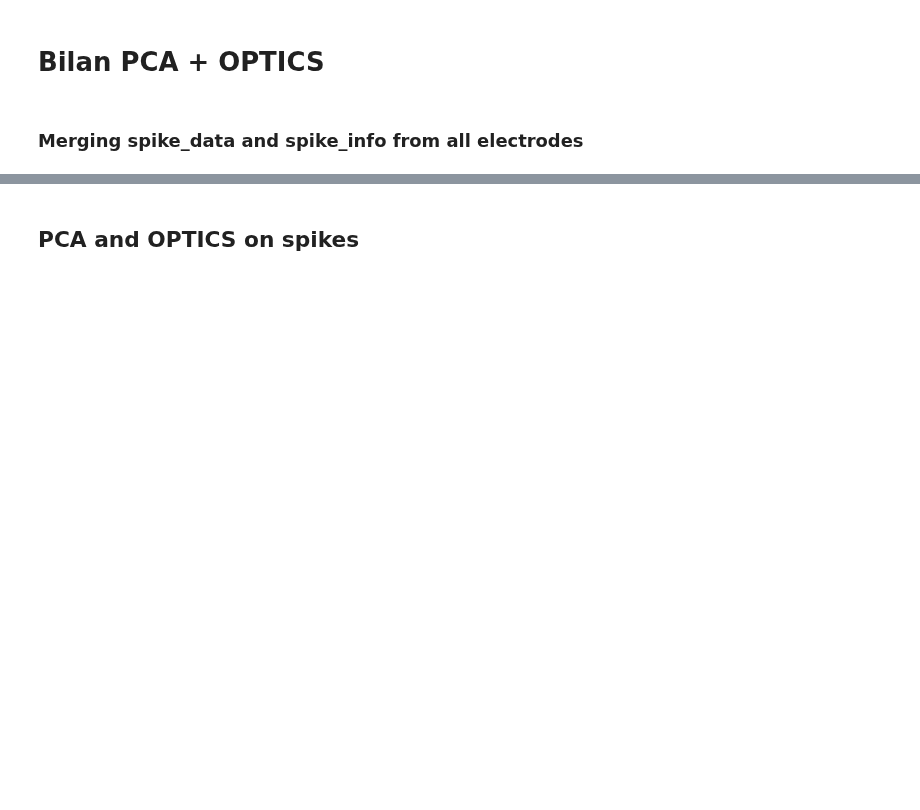
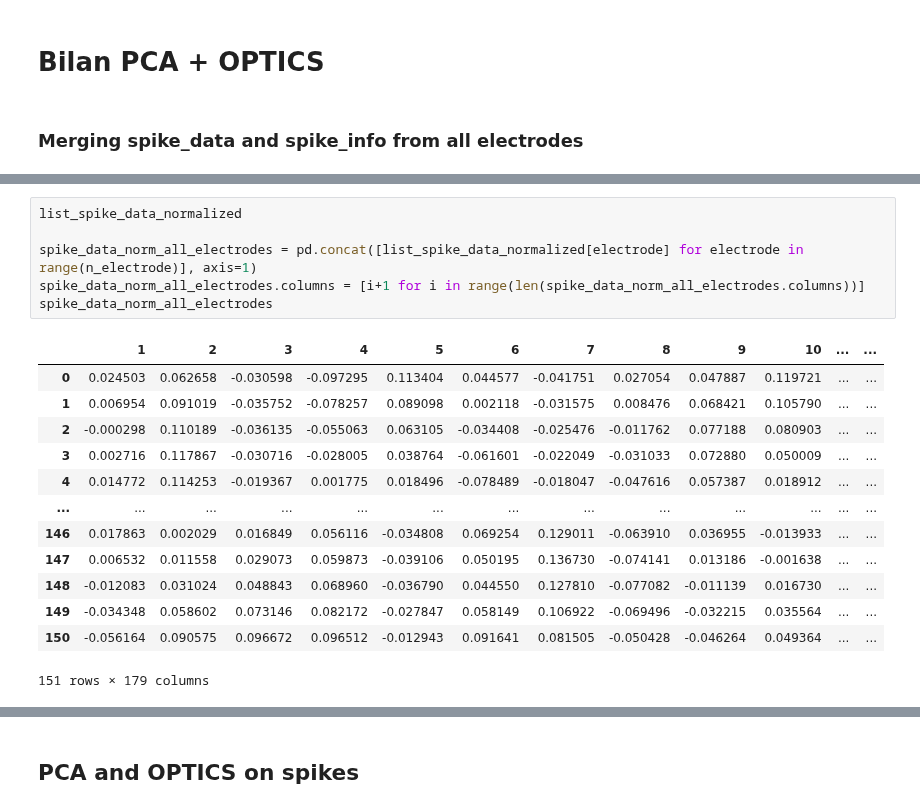
Before and after one commit to Sylvain-Gutierrez/PIR, a Jupyter notebook: Etude_no_busts/Etude_plusieurs_electrodes/Several_electrodes_OPTICS_No_burst_27_05_20.ipynb, the cells around one changed output, grey strips where cells are left out. Cells and saved outputs as stored; diff of their text form; blank space fills up the shorter version.

```diff
--- a/Etude_no_busts/Etude_plusieurs_electrodes/Several_electrodes_OPTICS_No_burst_27_05_20.ipynb
+++ b/Etude_no_busts/Etude_plusieurs_electrodes/Several_electrodes_OPTICS_No_burst_27_05_20.ipynb
@@ -298,3 +359,23 @@ spike_data_all_electrodes
+# %%
+list_spike_data_normalized
+
+spike_data_norm_all_electrodes = pd.concat([list_spike_data_normalized[electrode] for electrode in range(n_electrode)], axis=1)
+spike_data_norm_all_electrodes.columns = [i+1 for i in range(len(spike_data_norm_all_electrodes.columns))]
+spike_data_norm_all_electrodes
+# %% [output]
+|  | 1 | 2 | 3 | 4 | 5 | 6 | 7 | 8 | 9 | 10 | ... | ... |
+| 0 | 0.024503 | 0.062658 | -0.030598 | -0.097295 | 0.113404 | 0.044577 | -0.041751 | 0.027054 | 0.047887 | 0.119721 | ... | ... |
+| 1 | 0.006954 | 0.091019 | -0.035752 | -0.078257 | 0.089098 | 0.002118 | -0.031575 | 0.008476 | 0.068421 | 0.105790 | ... | ... |
+| 2 | -0.000298 | 0.110189 | -0.036135 | -0.055063 | 0.063105 | -0.034408 | -0.025476 | -0.011762 | 0.077188 | 0.080903 | ... | ... |
+| 3 | 0.002716 | 0.117867 | -0.030716 | -0.028005 | 0.038764 | -0.061601 | -0.022049 | -0.031033 | 0.072880 | 0.050009 | ... | ... |
+| 4 | 0.014772 | 0.114253 | -0.019367 | 0.001775 | 0.018496 | -0.078489 | -0.018047 | -0.047616 | 0.057387 | 0.018912 | ... | ... |
+| ... | ... | ... | ... | ... | ... | ... | ... | ... | ... | ... | ... | ... |
+| 146 | 0.017863 | 0.002029 | 0.016849 | 0.056116 | -0.034808 | 0.069254 | 0.129011 | -0.063910 | 0.036955 | -0.013933 | ... | ... |
+| 147 | 0.006532 | 0.011558 | 0.029073 | 0.059873 | -0.039106 | 0.050195 | 0.136730 | -0.074141 | 0.013186 | -0.001638 | ... | ... |
+| 148 | -0.012083 | 0.031024 | 0.048843 | 0.068960 | -0.036790 | 0.044550 | 0.127810 | -0.077082 | -0.011139 | 0.016730 | ... | ... |
+| 149 | -0.034348 | 0.058602 | 0.073146 | 0.082172 | -0.027847 | 0.058149 | 0.106922 | -0.069496 | -0.032215 | 0.035564 | ... | ... |
+| 150 | -0.056164 | 0.090575 | 0.096672 | 0.096512 | -0.012943 | 0.091641 | 0.081505 | -0.050428 | -0.046264 | 0.049364 | ... | ... |
+151 rows × 179 columns
 # %%
 spike_info_all_electrodes = list_spike_info[0].append([list_spike_info[electrode+1] for electrode in range(n_electrode-1)])
 spike_info_all_electrodes.index = [i+1 for i in range(len(spike_info_all_electrodes))]
```
Also changed, not shown: parts of 14 cells of this notebook, 9 other files.
